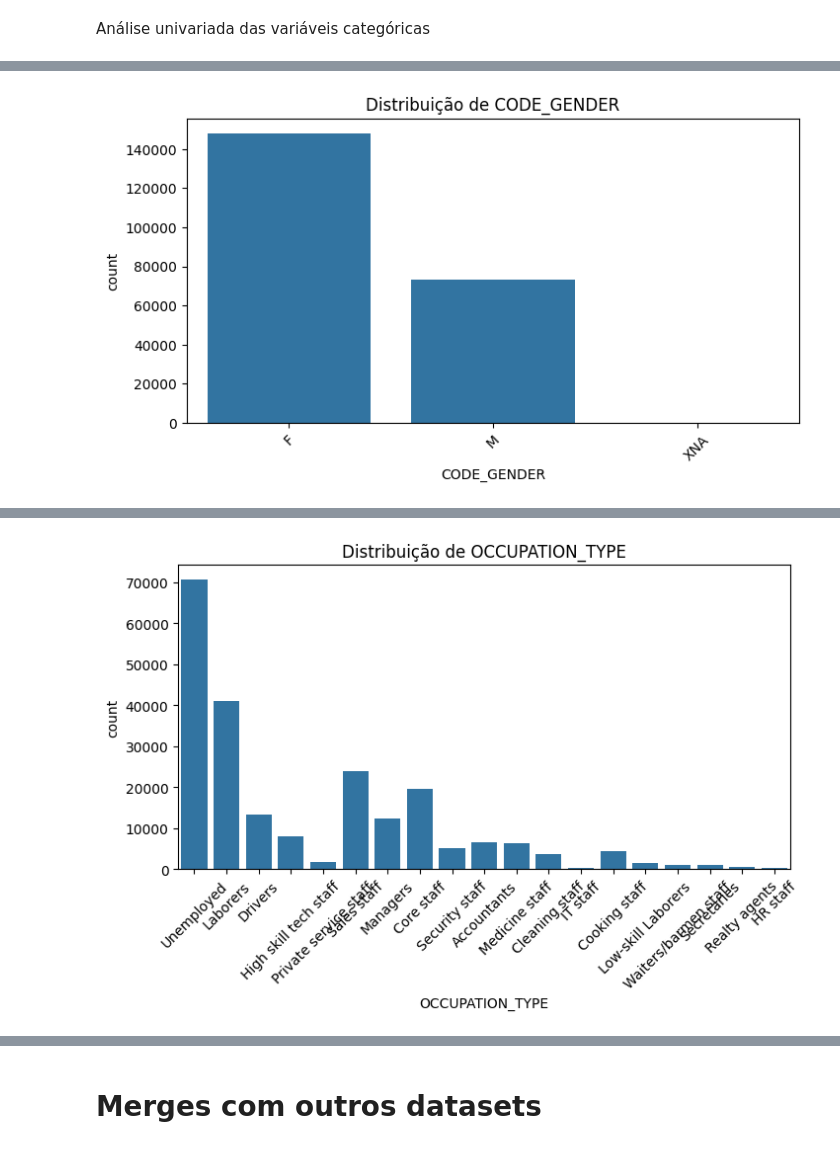
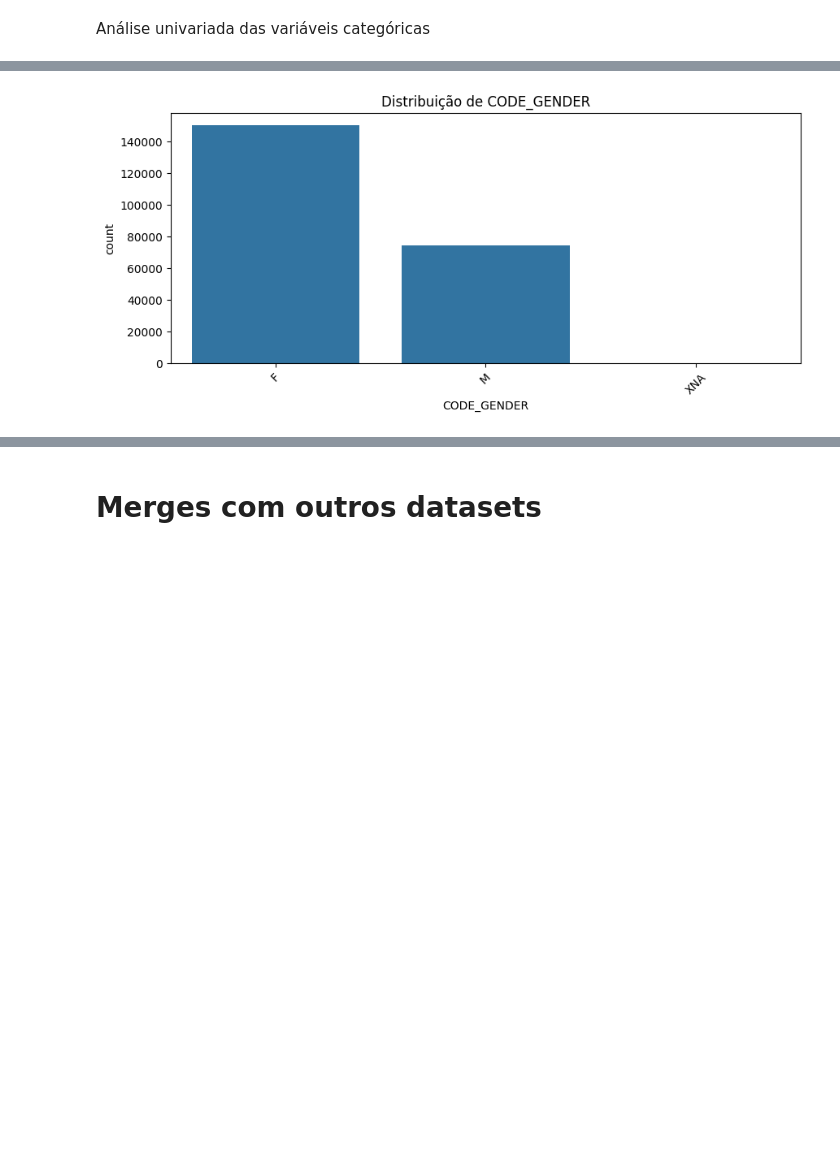
Before and after one commit to marciofag/ciencia-de-dados-compass-uol, a Jupyter notebook: projeto3/risco_de_credito_em_emprestimos.ipynb, the cells around one changed output, grey strips where cells are left out. Drawn from its saved outputs; the diff is of its cells as text; code cells hidden in the pictures; blank space fills up the shorter version.

```diff
--- a/projeto3/risco_de_credito_em_emprestimos.ipynb
+++ b/projeto3/risco_de_credito_em_emprestimos.ipynb
@@ -210,7 +178,7 @@ Aqui iremos selecionar e manter apenas as colunas que serão relevantes para as
 # %%
 # Selecionar as colunas desejadas 'train_df_selected'
 train_df_selected = train_df[[
-    'SK_ID_CURR', 'TARGET', 'CODE_GENDER', 'FLAG_OWN_CAR', 'FLAG_OWN_REALTY', 'CNT_CHILDREN', 'AMT_INCOME_TOTAL', 'AMT_CREDIT', 'AMT_ANNUITY', 'AMT_GOODS_PRICE', 'NAME_INCOME_TYPE', 'NAME_EDUCATION_TYPE', 'NAME_FAMILY_STATUS', 'NAME_HOUSING_TYPE', 'DAYS_BIRTH', 'DAYS_EMPLOYED', 'FLAG_PHONE', 'OCCUPATION_TYPE', 'CNT_FAM_MEMBERS', 'REGION_RATING_CLIENT', 'ORGANIZATION_TYPE', 'OBS_60_CNT_SOCIAL_CIRCLE', 'DAYS_LAST_PHONE_CHANGE', 'AMT_REQ_CREDIT_BUREAU_YEAR'
+    'SK_ID_CURR', 'TARGET', 'CODE_GENDER', 'FLAG_OWN_CAR', 'FLAG_OWN_REALTY', 'CNT_CHILDREN', 'AMT_INCOME_TOTAL', 'AMT_CREDIT', 'AMT_ANNUITY', 'AMT_GOODS_PRICE', 'NAME_INCOME_TYPE', 'NAME_EDUCATION_TYPE', 'NAME_FAMILY_STATUS', 'DAYS_BIRTH', 'DAYS_EMPLOYED', 'FLAG_PHONE', 'OCCUPATION_TYPE', 'CNT_FAM_MEMBERS', 'DAYS_LAST_PHONE_CHANGE', 'AMT_REQ_CREDIT_BUREAU_YEAR'
 ]].copy()
 # %%
 # Selecionar as colunas desejadas 'test_df_selected'
@@ -312,7 +276,7 @@ train_df_selected = train_df_selected.fillna({
 })
 
 # Excluir registros das demais colunas com dados faltantes
-train_df_selected.dropna(subset=['OBS_60_CNT_SOCIAL_CIRCLE', 'AMT_GOODS_PRICE', 'AMT_ANNUITY', 'DAYS_LAST_PHONE_CHANGE', 'CNT_FAM_MEMBERS'], inplace=True)
+train_df_selected.dropna(subset=['AMT_GOODS_PRICE', 'AMT_ANNUITY', 'DAYS_LAST_PHONE_CHANGE', 'CNT_FAM_MEMBERS'], inplace=True)
 # %%
 # Verificar novamente o dataset 'train_df_selected' para garantir que os valores faltantes foram tratados
 missing_values_after = train_df_selected.isnull().sum().sort_values(ascending=False).loc[lambda x: x > 0]
@@ -514,11 +475,11 @@ for col in cat_cols:
 # %%
 # Análise de variáveis categóricas
 categorical_columns = train_df_selected.select_dtypes(include=['object']).columns
 for col in categorical_columns:
-    plt.figure(figsize=(8, 4))
+    plt.figure(figsize=(10, 4))
     sns.countplot(x=col, data=train_df_selected)
     plt.title(f'Distribuição de {col}')
     plt.xticks(rotation=45)
     plt.show()
 # %% [output]
-[figure, old version]
+[figure, new version]
@@ -531 +491,0 @@ for col in categorical_columns:
-[figure, removed]
```
Also changed, not shown: parts of 38 cells of this notebook.
